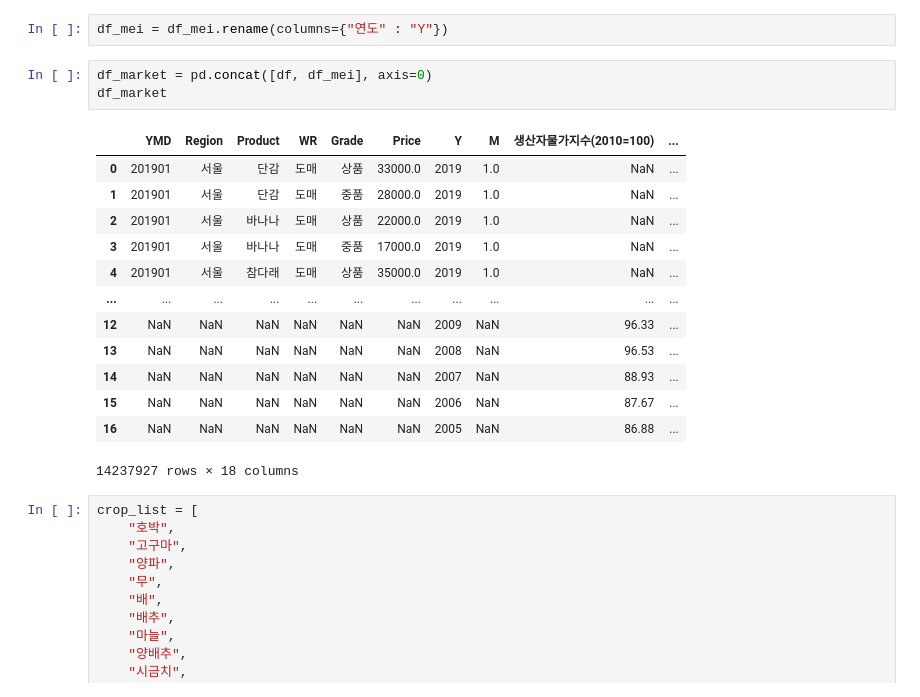
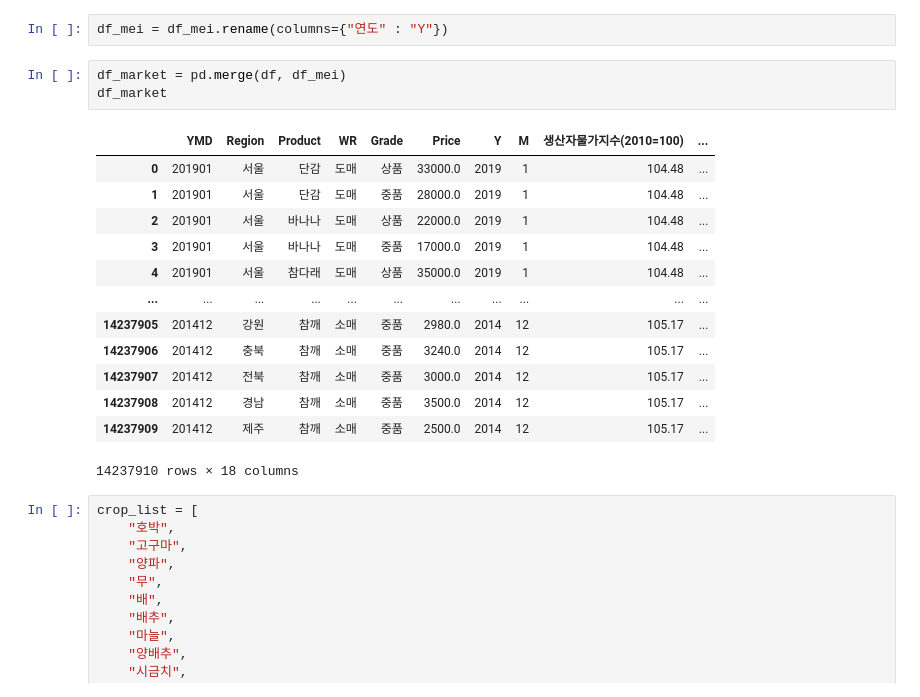
Before and after one commit to mols3131d/Agricultural-Products-Price-Prediction-, a Jupyter notebook: Data Collection/AgriMarket.ipynb, the cells around one changed output. Drawn from its saved outputs; the diff is of its cells as text.

```diff
--- a/Data Collection/AgriMarket.ipynb
+++ b/Data Collection/AgriMarket.ipynb
@@ -187,22 +187,22 @@ display(df_mei.head(df_mei.shape[0]))
 # %%
 df_mei = df_mei.rename(columns={"연도" : "Y"})
 # %%
-df_market = pd.concat([df, df_mei], axis=0)
+df_market = pd.merge(df, df_mei)
 df_market
 # %% [output]
 |  | YMD | Region | Product | WR | Grade | Price | Y | M | 생산자물가지수(2010=100) | ... |
-| 0 | 201901 | 서울 | 단감 | 도매 | 상품 | 33000.0 | 2019 | 1.0 | NaN | ... |
-| 1 | 201901 | 서울 | 단감 | 도매 | 중품 | 28000.0 | 2019 | 1.0 | NaN | ... |
-| 2 | 201901 | 서울 | 바나나 | 도매 | 상품 | 22000.0 | 2019 | 1.0 | NaN | ... |
-| 3 | 201901 | 서울 | 바나나 | 도매 | 중품 | 17000.0 | 2019 | 1.0 | NaN | ... |
-| 4 | 201901 | 서울 | 참다래 | 도매 | 상품 | 35000.0 | 2019 | 1.0 | NaN | ... |
+| 0 | 201901 | 서울 | 단감 | 도매 | 상품 | 33000.0 | 2019 | 1 | 104.48 | ... |
+| 1 | 201901 | 서울 | 단감 | 도매 | 중품 | 28000.0 | 2019 | 1 | 104.48 | ... |
+| 2 | 201901 | 서울 | 바나나 | 도매 | 상품 | 22000.0 | 2019 | 1 | 104.48 | ... |
+| 3 | 201901 | 서울 | 바나나 | 도매 | 중품 | 17000.0 | 2019 | 1 | 104.48 | ... |
+| 4 | 201901 | 서울 | 참다래 | 도매 | 상품 | 35000.0 | 2019 | 1 | 104.48 | ... |
 | ... | ... | ... | ... | ... | ... | ... | ... | ... | ... | ... |
-| 12 | NaN | NaN | NaN | NaN | NaN | NaN | 2009 | NaN | 96.33 | ... |
-| 13 | NaN | NaN | NaN | NaN | NaN | NaN | 2008 | NaN | 96.53 | ... |
-| 14 | NaN | NaN | NaN | NaN | NaN | NaN | 2007 | NaN | 88.93 | ... |
-| 15 | NaN | NaN | NaN | NaN | NaN | NaN | 2006 | NaN | 87.67 | ... |
-| 16 | NaN | NaN | NaN | NaN | NaN | NaN | 2005 | NaN | 86.88 | ... |
+| 14237905 | 201412 | 강원 | 참깨 | 소매 | 중품 | 2980.0 | 2014 | 12 | 105.17 | ... |
+| 14237906 | 201412 | 충북 | 참깨 | 소매 | 중품 | 3240.0 | 2014 | 12 | 105.17 | ... |
+| 14237907 | 201412 | 전북 | 참깨 | 소매 | 중품 | 3000.0 | 2014 | 12 | 105.17 | ... |
+| 14237908 | 201412 | 경남 | 참깨 | 소매 | 중품 | 3500.0 | 2014 | 12 | 105.17 | ... |
+| 14237909 | 201412 | 제주 | 참깨 | 소매 | 중품 | 2500.0 | 2014 | 12 | 105.17 | ... |
-14237927 rows × 18 columns
+14237910 rows × 18 columns
 # %%
 crop_list = [
     "호박",
```
Also changed, not shown: parts of 1 cell of this notebook.
